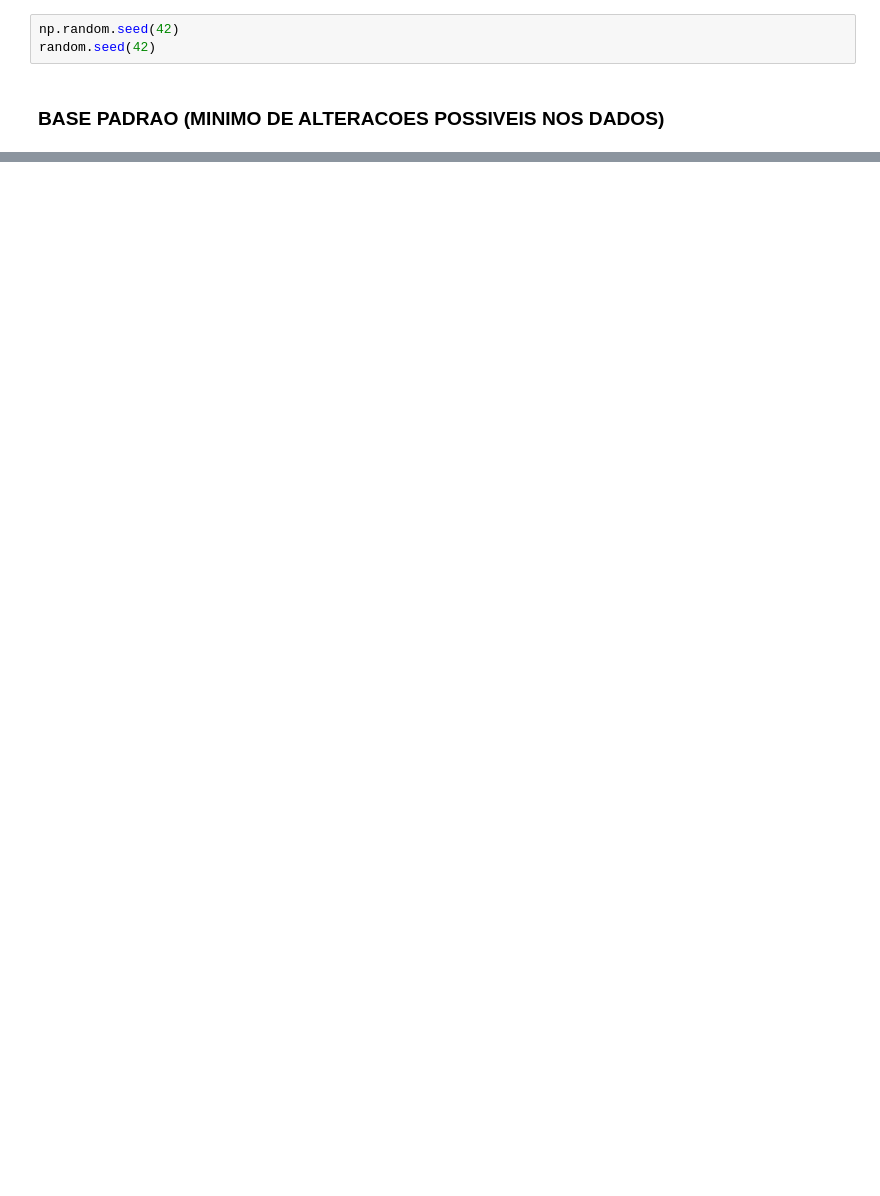
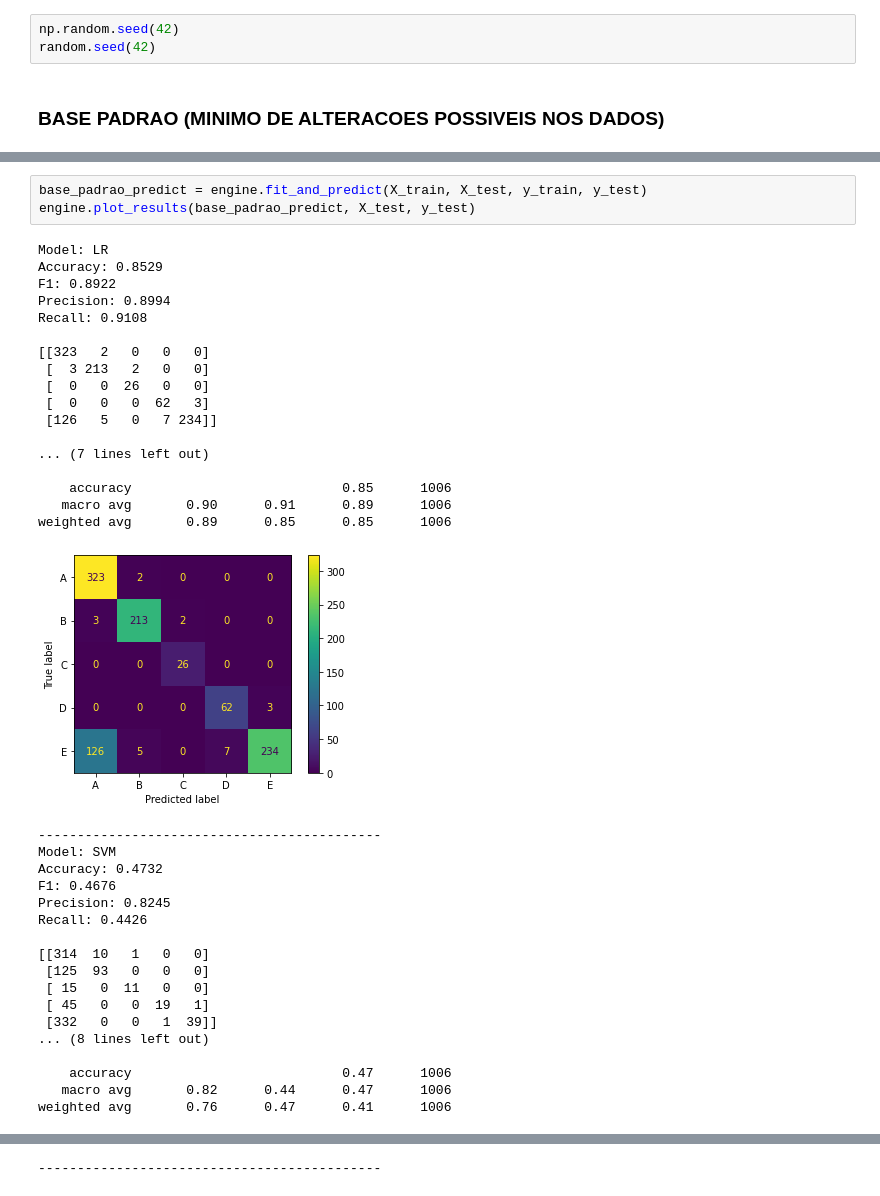
Before and after one commit to pythrick/arquitetura-dados, a Jupyter notebook: jupyter_patrick.ipynb, the cells around one changed output, grey strips where cells are left out. Drawn from its saved outputs; the diff is of its cells as text; blank space fills up the shorter version.

```diff
--- a/jupyter_patrick.ipynb
+++ b/jupyter_patrick.ipynb
@@ -29,0 +109,39 @@ engine.plot_results(base_padrao_predict, X_test, y_test)
+# %%
+base_padrao_predict = engine.fit_and_predict(X_train, X_test, y_train, y_test)
+engine.plot_results(base_padrao_predict, X_test, y_test)
+# %% [output]
+Model: LR
+Accuracy: 0.8529
+F1: 0.8922
+Precision: 0.8994
+Recall: 0.9108
+
+[[323   2   0   0   0]
+ [  3 213   2   0   0]
+ [  0   0  26   0   0]
+ [  0   0   0  62   3]
+ [126   5   0   7 234]]
+
+... (7 lines left out)
+
+    accuracy                           0.85      1006
+   macro avg       0.90      0.91      0.89      1006
+weighted avg       0.89      0.85      0.85      1006
+[figure, added]
+--------------------------------------------
+Model: SVM
+Accuracy: 0.4732
+F1: 0.4676
+Precision: 0.8245
+Recall: 0.4426
+
+[[314  10   1   0   0]
+ [125  93   0   0   0]
+ [ 15   0  11   0   0]
+ [ 45   0   0  19   1]
+ [332   0   0   1  39]]
+... (8 lines left out)
+
+    accuracy                           0.47      1006
+   macro avg       0.82      0.44      0.47      1006
+weighted avg       0.76      0.47      0.41      1006
@@ -29,0 +167 @@ engine.plot_results(base_padrao_predict, X_test, y_test)
+--------------------------------------------
```
Also changed, not shown: parts of 7 cells of this notebook.
